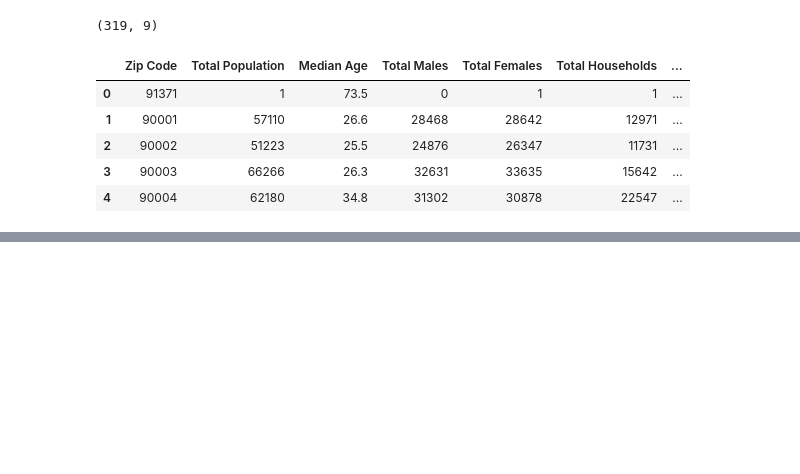
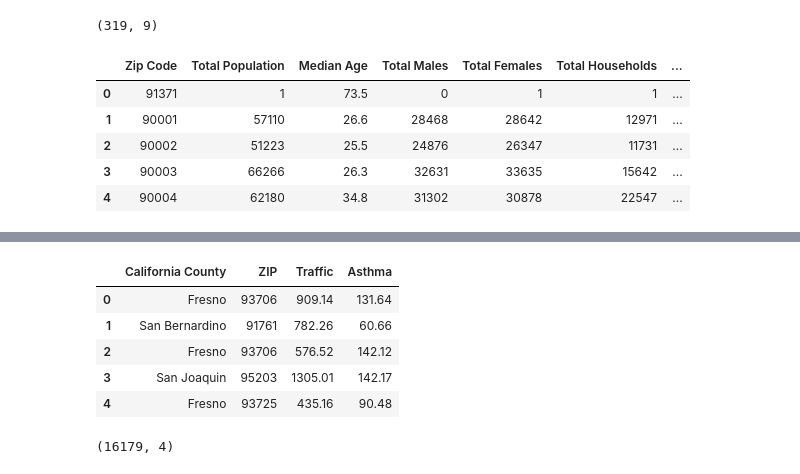
Before and after one commit to salma71/COVID_-LA, a Jupyter notebook: data_expolration.ipynb, the cells around one changed output, grey strips where cells are left out. Saved outputs shown, nothing was run; the diff lists cells and outputs as text; code cells hidden in the pictures; blank space fills up the shorter version.

```diff
--- a/data_expolration.ipynb
+++ b/data_expolration.ipynb
@@ -191,0 +187,14 @@ places_tot.shape
+# %%
+ces_data = 'https://raw.githubusercontent.com/salma71/COVID_LA/salma/datasets/asthma_by_age.csv'
+col_list = ['ZIP', 'California County', 'Traffic', 'Asthma']
+asthma_by_age = pd.read_csv(ces_data, usecols=col_list, na_values=np.nan)
+display(asthma_by_age.head())
+asthma_by_age.shape
+# %% [output]
+|  | California County | ZIP | Traffic | Asthma |
+| 0 | Fresno | 93706 | 909.14 | 131.64 |
+| 1 | San Bernardino | 91761 | 782.26 | 60.66 |
+| 2 | Fresno | 93706 | 576.52 | 142.12 |
+| 3 | San Joaquin | 95203 | 1305.01 | 142.17 |
+| 4 | Fresno | 93725 | 435.16 | 90.48 |
+(16179, 4)
```
Also changed, not shown: parts of 4 cells of this notebook.
